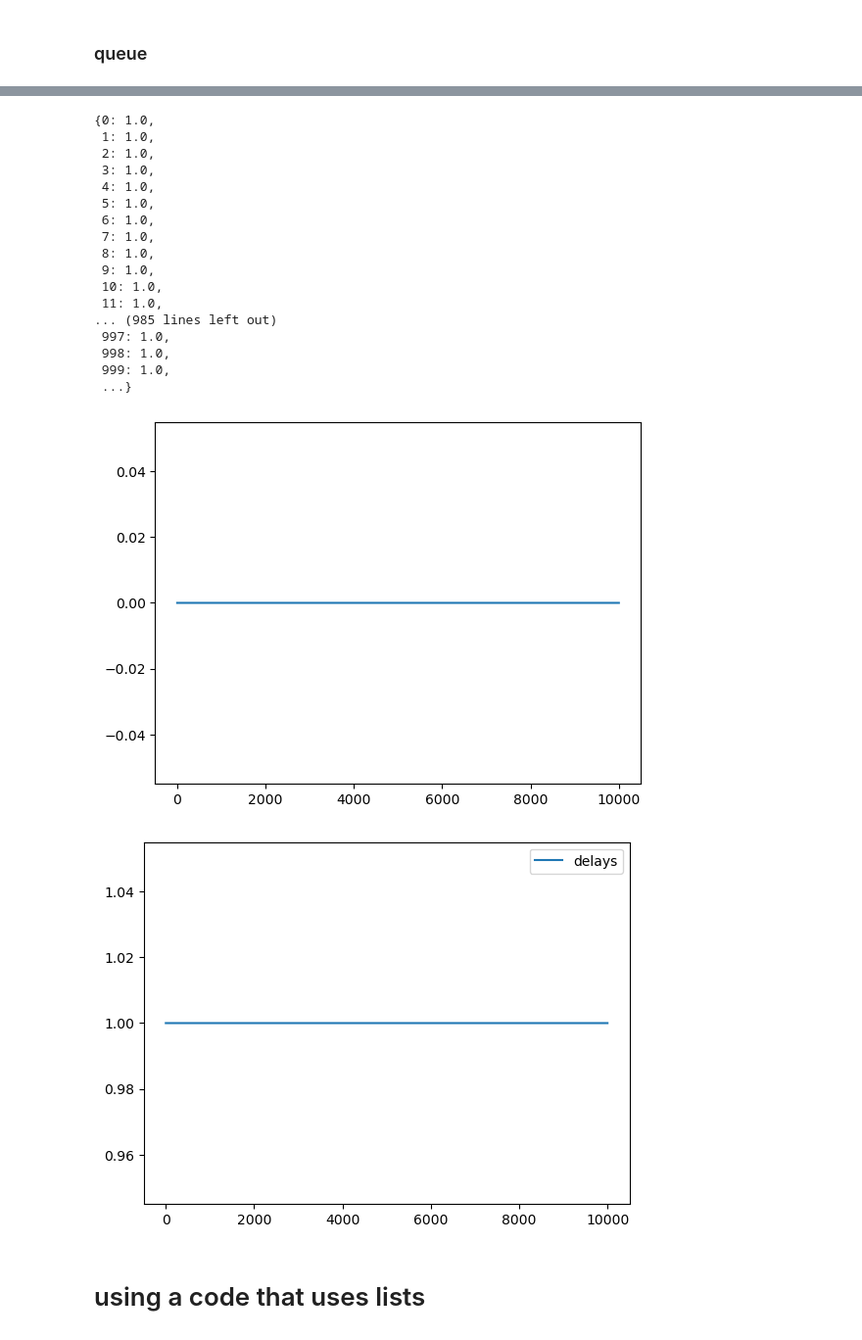
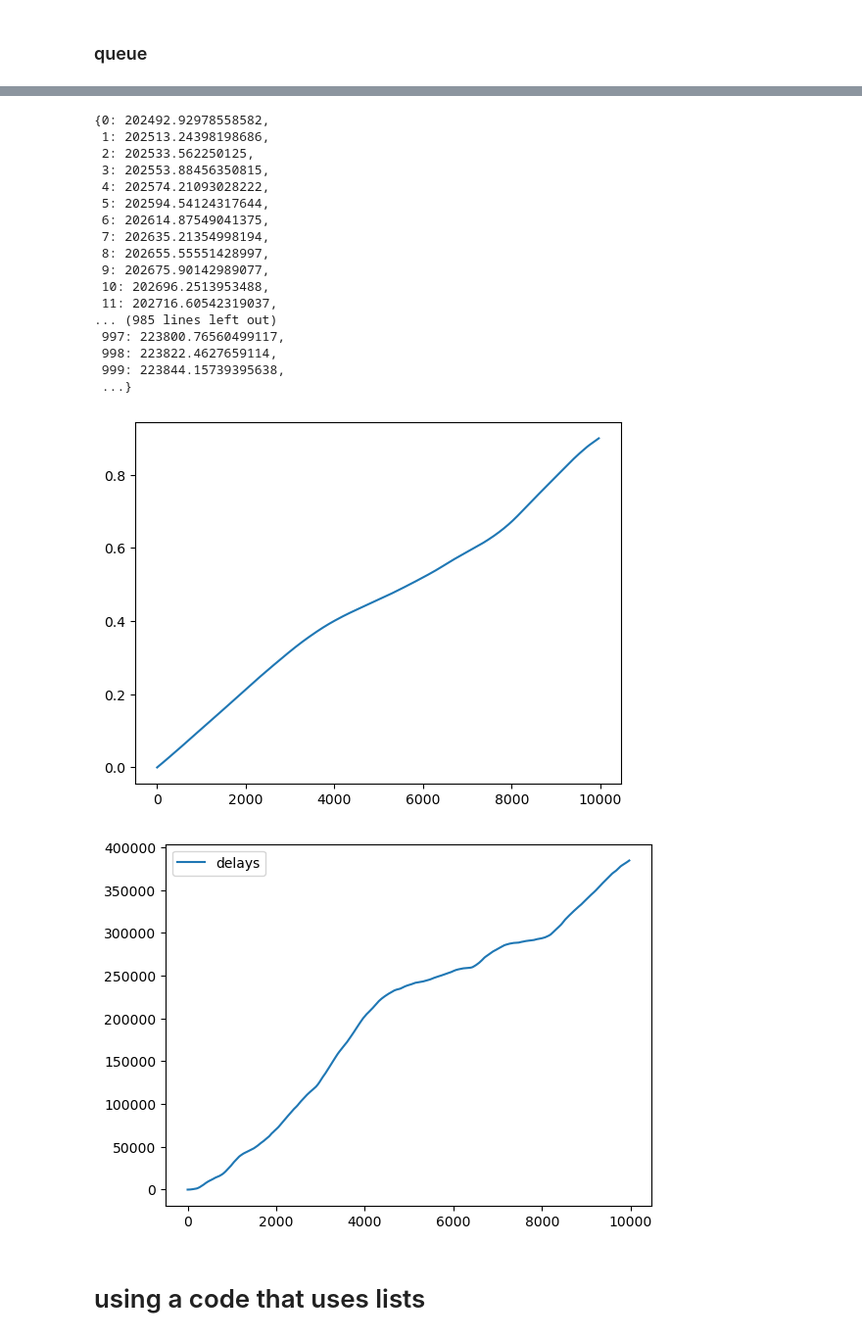
Before and after one commit to DrDoof14/Computer-AidedSimulationsLab, a Jupyter notebook: 09/lab09.ipynb, the cells around one changed output, grey strips where cells are left out. Shown: that part at 98% size. Drawn from its saved outputs; the diff is of its cells as text; code cells hidden in the pictures.

```diff
--- a/09/lab09.ipynb
+++ b/09/lab09.ipynb
@@ -246,3 +309,5 @@ Theorical=  66.66666666666661   -  Empirical:  1.0
+# %%
+cum_mean= np.cumsum(delays)
 # %%
 def finding_transient(delay_list):
 
@@ -262,32 +327,32 @@ def finding_transient(delay_list):
 #     return sum(delay_ave_k.values())/(len(delay_ave_k))
     return delay_ave_k
 # %%
-finding_transient(delays)
+finding_transient(cum_mean)
 # %% [output]
-{0: 1.0,
- 1: 1.0,
- 2: 1.0,
- 3: 1.0,
- 4: 1.0,
- 5: 1.0,
- 6: 1.0,
- 7: 1.0,
- 8: 1.0,
- 9: 1.0,
- 10: 1.0,
- 11: 1.0,
+{0: 202492.92978558582,
+ 1: 202513.24398198686,
+ 2: 202533.562250125,
+ 3: 202553.88456350815,
+ 4: 202574.21093028222,
+ 5: 202594.54124317644,
+ 6: 202614.87549041375,
+ 7: 202635.21354998194,
+ 8: 202655.55551428997,
+ 9: 202675.90142989077,
+ 10: 202696.2513953488,
+ 11: 202716.60542319037,
 ... (985 lines left out)
- 997: 1.0,
- 998: 1.0,
- 999: 1.0,
+ 997: 223800.76560499117,
+ 998: 223822.4627659114,
+ 999: 223844.15739395638,
  ...}
-[figure, old version]
+[figure, new version]
 # %%
-plt.plot(delays, label='delays')
+plt.plot(cum_mean, label='delays')
 plt.legend()
 plt.show()
 # %% [output]
-[figure, old version]
+[figure, new version]
 # %%
 #we have to find k with a heuristic method
 # we need to visualize stuff for that matter
```
Also changed, not shown: parts of 6 cells of this notebook, 1 other file.
